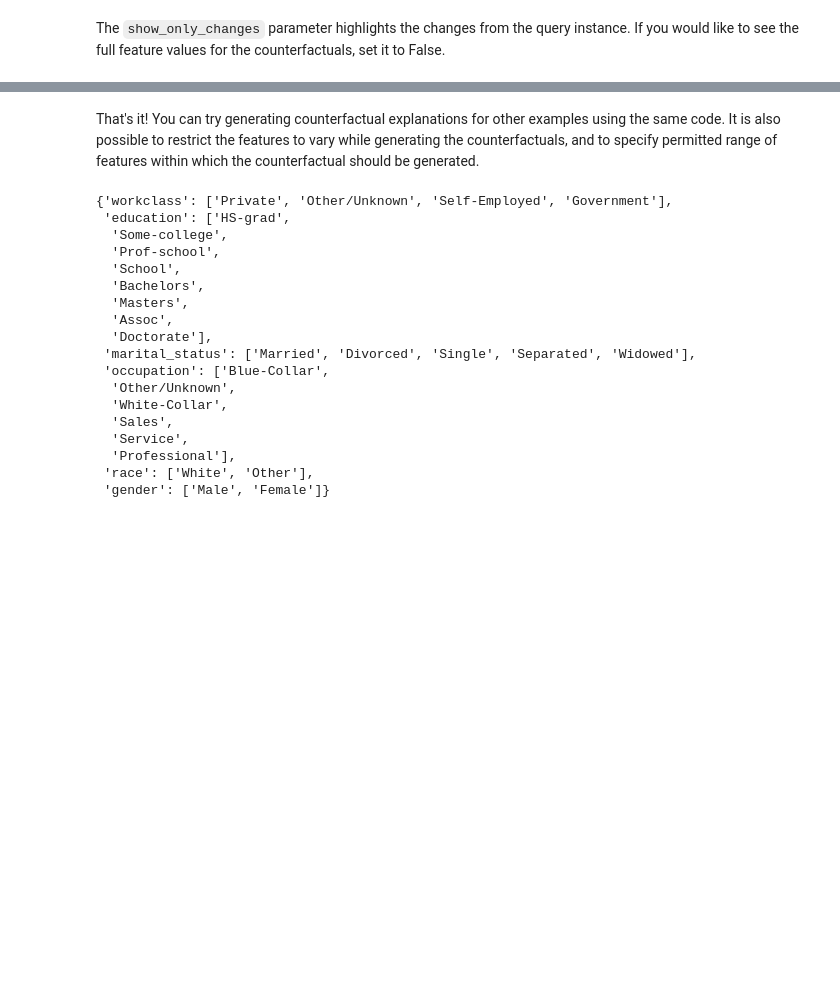
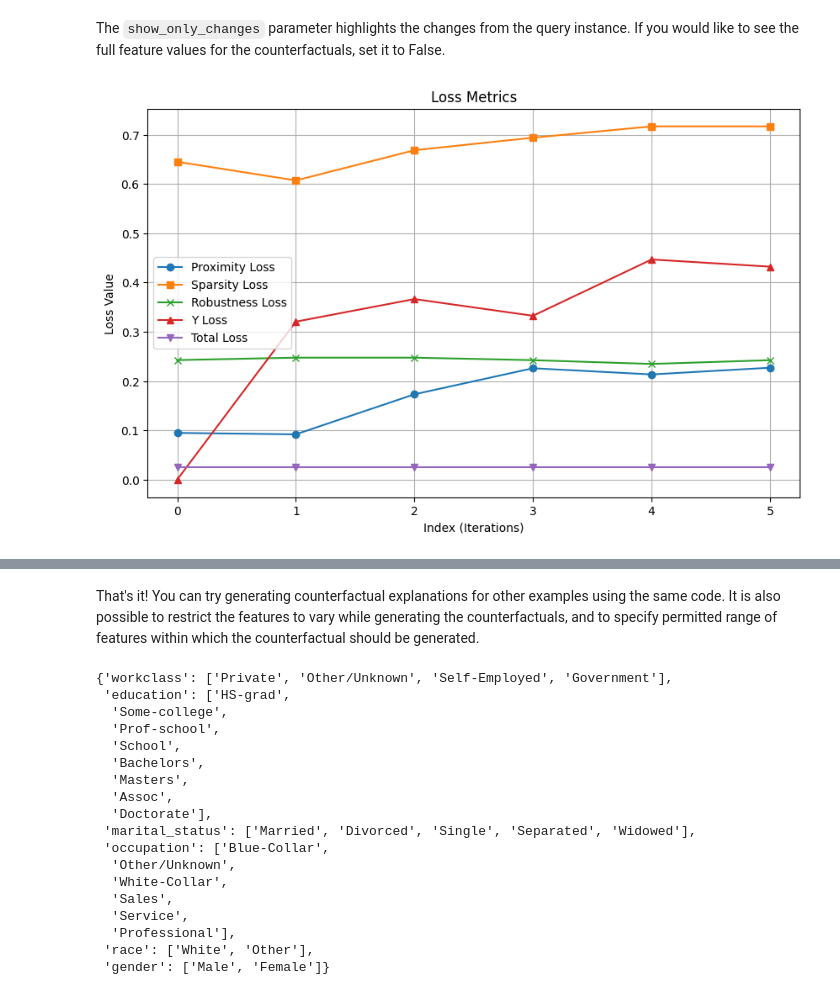
Before and after one commit to Dice-Extended/dice-x, a Jupyter notebook: docs/source/notebooks/DiCE_getting_started.ipynb, the cells around one changed output, grey strips where cells are left out. Cells and saved outputs as stored; diff of their text form; code cells hidden in the pictures; blank space fills up the shorter version.

```diff
--- a/docs/source/notebooks/DiCE_getting_started.ipynb
+++ b/docs/source/notebooks/DiCE_getting_started.ipynb
@@ -194,2 +195,44 @@ Diverse Counterfactual set (new outcome: 1)
 # %% [markdown]
 The `show_only_changes` parameter highlights the changes from the query instance. If you would like to see the full feature values for the counterfactuals, set it to False.
+# %%
+import matplotlib.pyplot as plt
+
+def plot_loss_metrics(loss_metrics):
+    """Plots loss metrics over iterations or samples."""
+    # Extract metrics
+    proximity_loss = loss_metrics["proximity_loss"]
+    sparsity_loss = loss_metrics["sparsity_loss"]
+    robustness_loss = loss_metrics["robustness_loss"]
+    yloss = loss_metrics["y_loss"]
+    total_loss = loss_metrics["total_loss"]
+
+    # Create a figure
+    plt.figure(figsize=(10, 6))
+
+    # Plot proximity loss
+    plt.plot(proximity_loss, label="Proximity Loss", marker='o')
+
+    # Plot sparsity loss
+    plt.plot(sparsity_loss, label="Sparsity Loss", marker='s')
+
+    # Plot robustness loss
+    plt.plot(robustness_loss, label="Robustness Loss", marker='x')
+
+    # Plot yloss
+    plt.plot(yloss, label="Y Loss", marker='^')
+
+    plt.plot(total_loss, label="Total Loss", marker='v')
+
+    # Customize plot
+    plt.title("Loss Metrics")
+    plt.xlabel("Index (Iterations)")
+    plt.ylabel("Loss Value")
+    plt.legend()
+    plt.grid()
+
+    # Show plot
+    plt.show()
+
+plot_loss_metrics(exp.loss_history)
+# %% [output]
+[figure, added]
```
Also changed, not shown: parts of 16 cells of this notebook, 40 other files.
